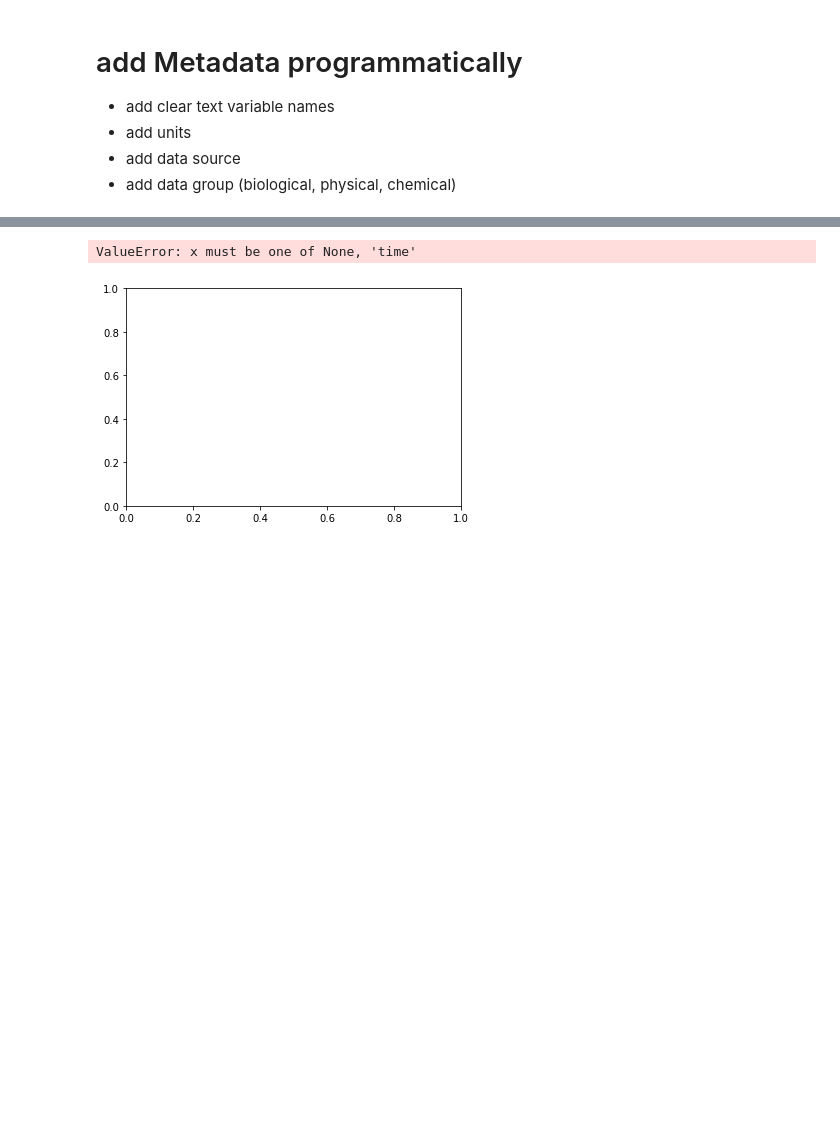
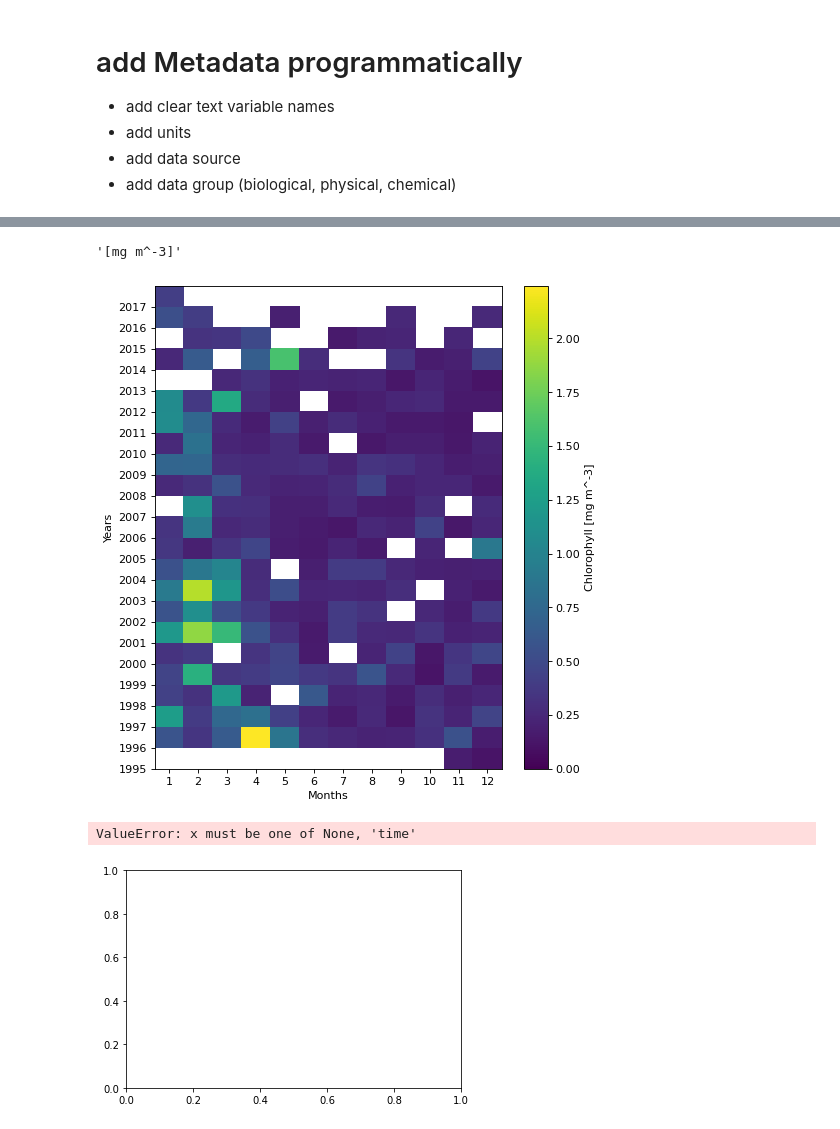
Before and after one commit to ben1post/BennyPhD, a Jupyter notebook: CaRiaco/SCRIPPS/CARIACO_data/Manuscript2DataAnalysis/annotatedDATA/ReadAnnotate2NCDF_FULLSET.ipynb, the cells around one changed output, grey strips where cells are left out. Drawn from its saved outputs; the diff is of its cells as text; code cells hidden in the pictures; blank space fills up the shorter version.

Commit message:
start annotating data

```diff
--- a/CaRiaco/SCRIPPS/CARIACO_data/Manuscript2DataAnalysis/annotatedDATA/ReadAnnotate2NCDF_FULLSET.ipynb
+++ b/CaRiaco/SCRIPPS/CARIACO_data/Manuscript2DataAnalysis/annotatedDATA/ReadAnnotate2NCDF_FULLSET.ipynb
@@ -81,6 +81,41 @@ Attributes:
 
 CARIACO.Chlorophyll.attrs['long_name'] = 'Chlorophyll conc. top 100m [mg m^-3]'
 CARIACO.Chlorophyll.attrs['unit'] = '[mg m^-3]'
+# %%
+CARIACO.Chlorophyll.unit
+# %% [output]
+'[mg m^-3]'
+# %%
+#chl_pd.values
+def plot_yearmonth_cmap(data):
+    data_pd = data.to_dataframe()
+
+    dat_pivot = (chl_pd.assign(year=chl_pd.index.year, month=chl_pd.index.month)#.unstack()
+      .pivot_table(index='year', columns='month', values=data.name)
+    )
+    ax = plt.gca()
+    c = plt.pcolormesh(dat_pivot)
+
+    cbar = plt.colorbar(c)
+    cbar.set_label(data.name + ' ' + data.unit)
+    plt.clim(0)
+
+    ax.set_yticks(np.arange(0,len(dat_pivot.index.values)))
+    ax.set_yticklabels(dat_pivot.index.values)
+    ax.set_ylabel('Years')
+
+    ax.set_xticks(np.arange(0,12)+1-0.5)
+    ax.set_xticklabels(np.arange(1,13))
+    ax.set_xlabel('Months')
+
+    plt.show()
+# %%
+from matplotlib.pyplot import figure
+figure(figsize=(7, 8), dpi=80)
+
+plot_yearmonth_cmap(CARIACO.Chlorophyll)
+# %% [output]
+[figure, added]
 # %%
 #timetest = CARIACO.expand_dims({'year':CARIACO['time.year'],'month':CARIACO['time.month']})
 # %%
```
Also changed, not shown: parts of 2 cells of this notebook, 1 other file.
